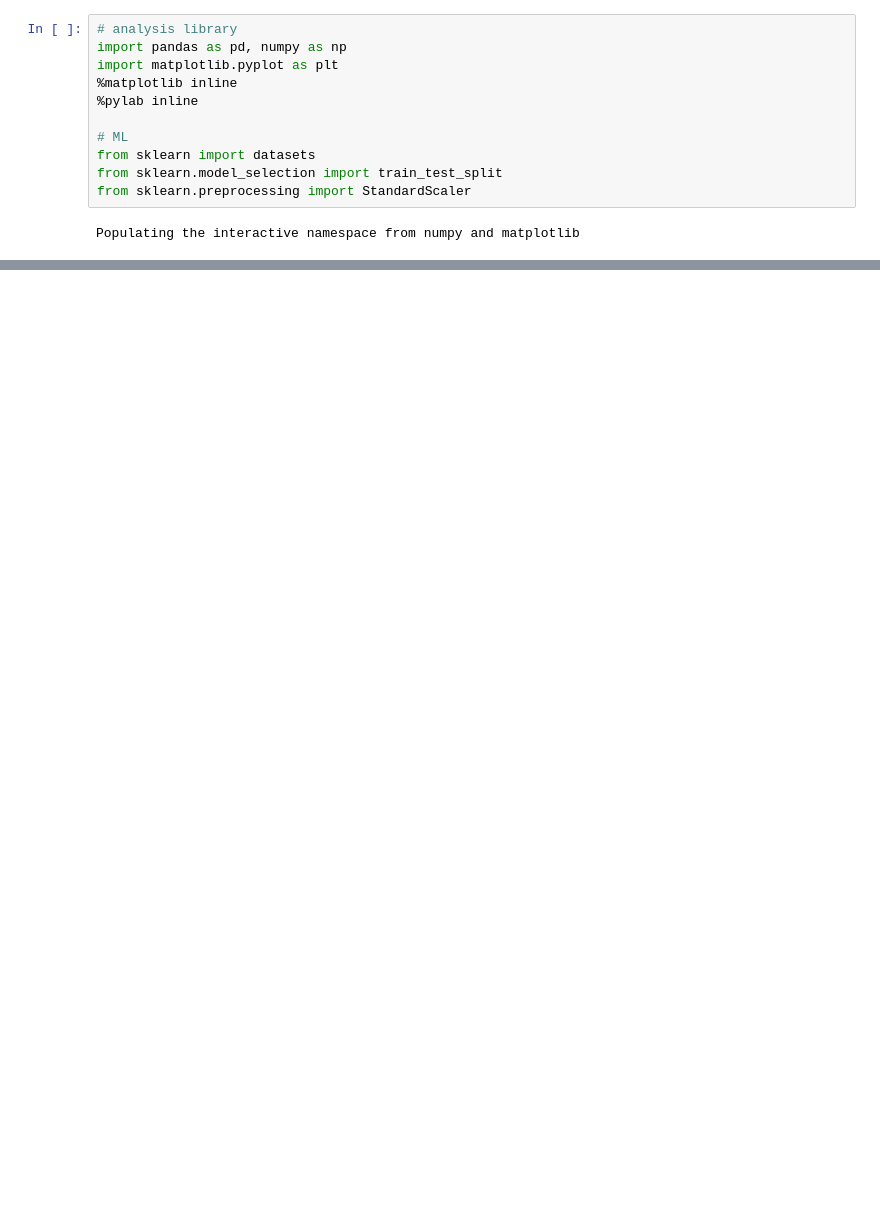
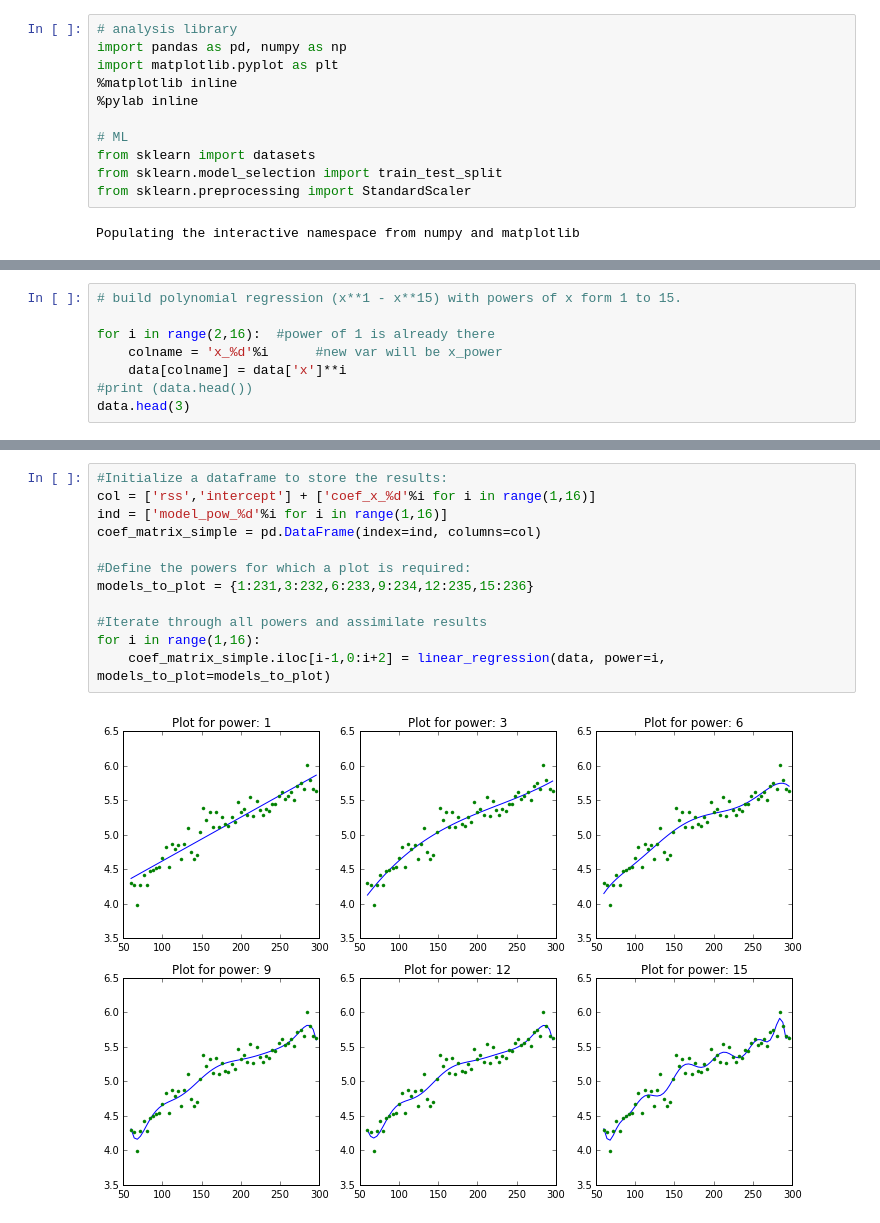
Before and after one commit to yennanliu/analysis, a Jupyter notebook: ML_/ML_Basic_L1_L2_Regularization.ipynb, the cells around one changed output, grey strips where cells are left out. Drawn from its saved outputs; the diff is of its cells as text; blank space fills up the shorter version.

```diff
--- a/ML_/ML_Basic_L1_L2_Regularization.ipynb
+++ b/ML_/ML_Basic_L1_L2_Regularization.ipynb
@@ -66,0 +157,8 @@ Populating the interactive namespace from numpy and matplotlib
+# %%
+# build polynomial regression (x**1 - x**15) with powers of x form 1 to 15.
+
+for i in range(2,16):  #power of 1 is already there
+    colname = 'x_%d'%i      #new var will be x_power
+    data[colname] = data['x']**i
+#print (data.head())
+data.head(3)
@@ -66,0 +170,14 @@ Populating the interactive namespace from numpy and matplotlib
+# %%
+#Initialize a dataframe to store the results:
+col = ['rss','intercept'] + ['coef_x_%d'%i for i in range(1,16)]
+ind = ['model_pow_%d'%i for i in range(1,16)]
+coef_matrix_simple = pd.DataFrame(index=ind, columns=col)
+
+#Define the powers for which a plot is required:
+models_to_plot = {1:231,3:232,6:233,9:234,12:235,15:236}
+
+#Iterate through all powers and assimilate results
+for i in range(1,16):
+    coef_matrix_simple.iloc[i-1,0:i+2] = linear_regression(data, power=i, models_to_plot=models_to_plot)
+# %% [output]
+[figure, added]
```
Also changed, not shown: parts of 16 cells of this notebook.
